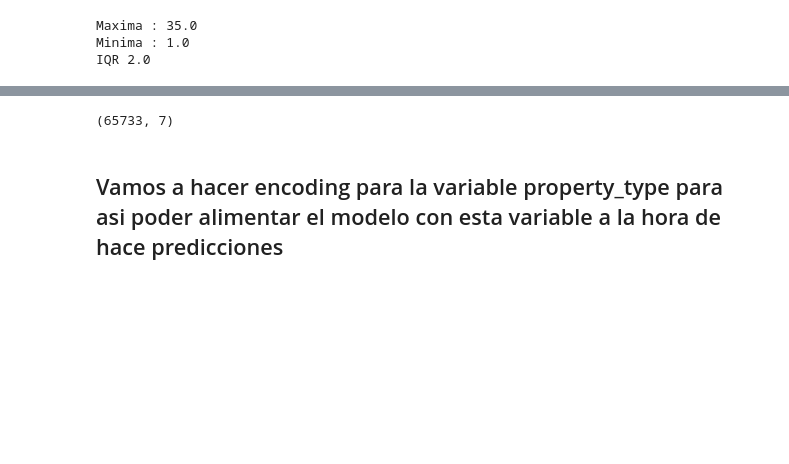
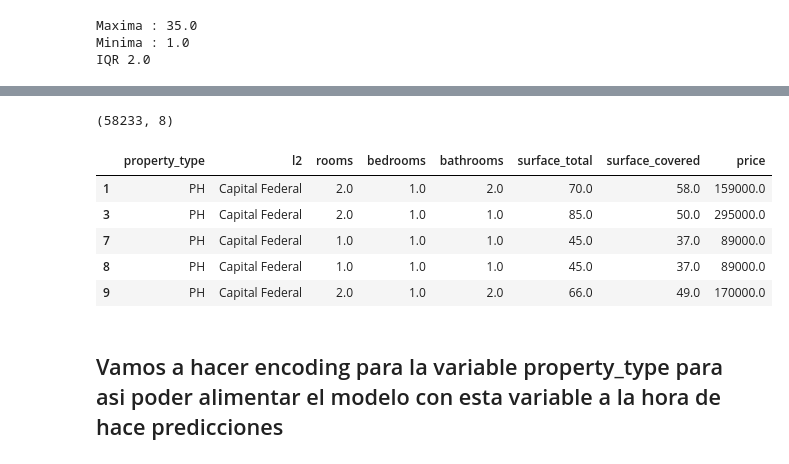
Before and after one commit to Codemonster808/Properati-proyecto-2-, a Jupyter notebook: Santiago Venegas Properati Proyecto_2-Copy1.ipynb, the cells around one changed output, grey strips where cells are left out. Drawn from its saved outputs; the diff is of its cells as text; code cells hidden in the pictures; blank space fills up the shorter version.

```diff
--- a/Santiago Venegas Properati Proyecto_2-Copy1.ipynb
+++ b/Santiago Venegas Properati Proyecto_2-Copy1.ipynb
@@ -208,6 +330,10 @@ print(filtrodata2['rooms'].max())
 3.0
 3.0
 4.0
+# %%
+filtrodata2.shape
+# %% [output]
+(58233, 8)
 # %%
 #datacolums=['rooms','bedrooms','bathrooms','surface_total','surface_covered','price','property_type']
 #datacolums=pd.DataFrame(datacolums)
@@ -217,9 +343,14 @@ print(filtrodata2['rooms'].max())
 #datacolums =pd.DataFrame(datacolums)
 #filtrodata2 = datacolums.dropna()
 # %%
-filtrodata2.shape
+filtrodata2.head()
 # %% [output]
-(65733, 7)
+|  | property_type | l2 | rooms | bedrooms | bathrooms | surface_total | surface_covered | price |
+| 1 | PH | Capital Federal | 2.0 | 1.0 | 2.0 | 70.0 | 58.0 | 159000.0 |
+| 3 | PH | Capital Federal | 2.0 | 1.0 | 1.0 | 85.0 | 50.0 | 295000.0 |
+| 7 | PH | Capital Federal | 1.0 | 1.0 | 1.0 | 45.0 | 37.0 | 89000.0 |
+| 8 | PH | Capital Federal | 1.0 | 1.0 | 1.0 | 45.0 | 37.0 | 89000.0 |
+| 9 | PH | Capital Federal | 2.0 | 1.0 | 2.0 | 66.0 | 49.0 | 170000.0 |
 # %% [markdown]
 ## Vamos a hacer encoding para la variable property_type para asi poder alimentar el modelo con esta variable a la hora de hace predicciones
 # %%
```
Also changed, not shown: parts of 50 cells of this notebook.
